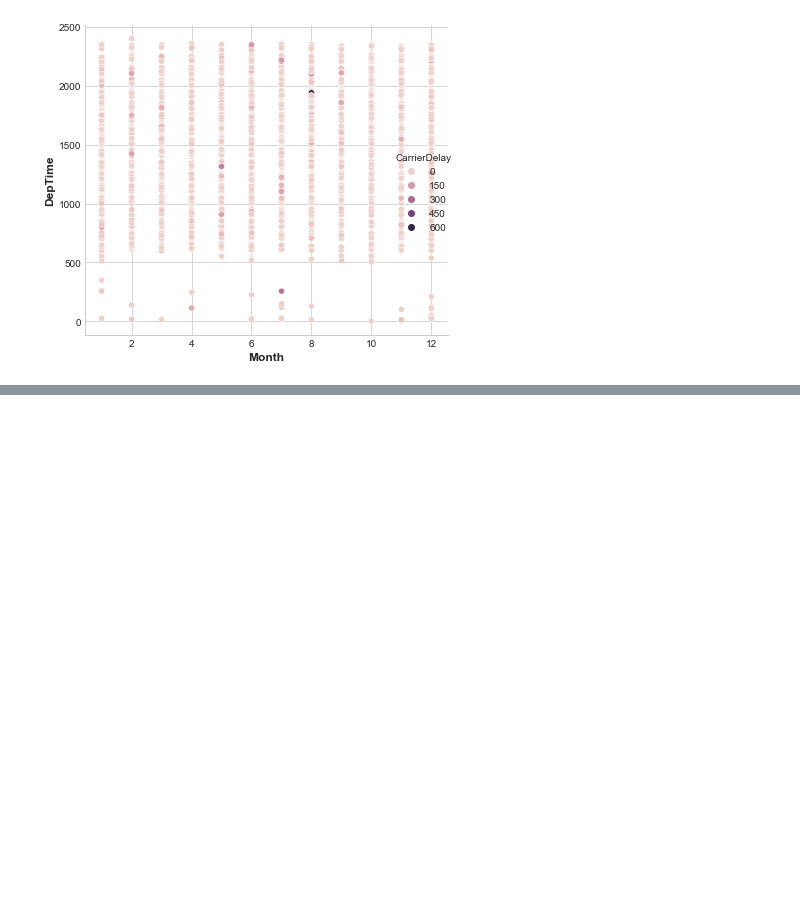
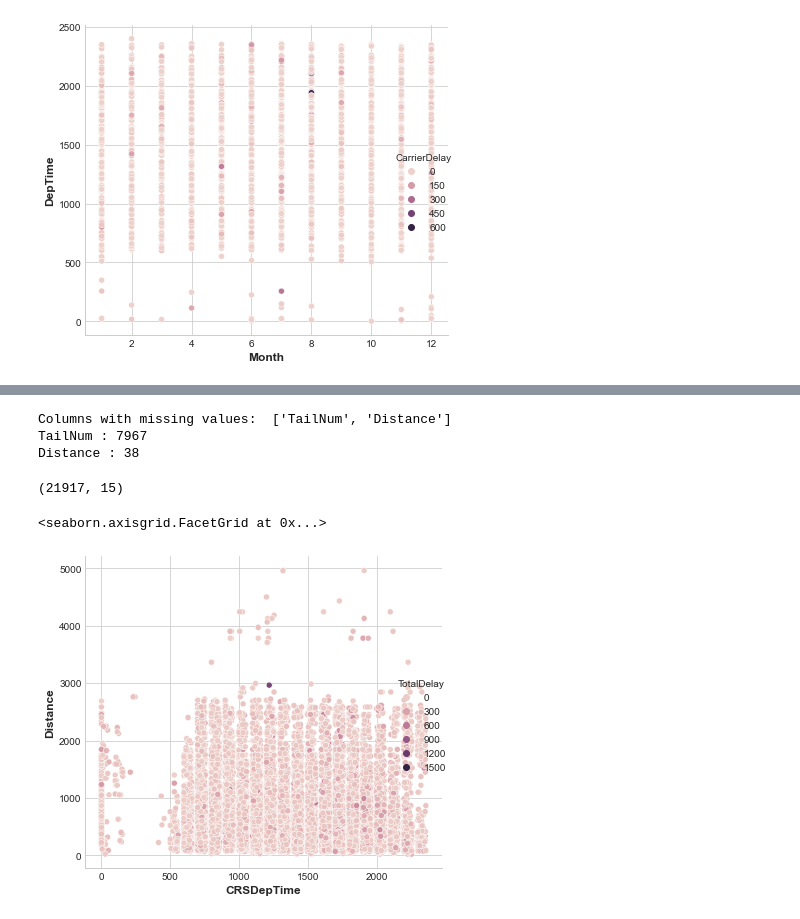
Before and after one commit to joshfuchs/ML_projects, a Jupyter notebook: flight_delays.ipynb, the cells around one changed output, grey strips where cells are left out. Drawn from its saved outputs; the diff is of its cells as text; code cells hidden in the pictures; blank space fills up the shorter version.

Commit message:
missing and spurious data

```diff
--- a/flight_delays.ipynb
+++ b/flight_delays.ipynb
@@ -136,0 +139,5 @@ sns.relplot(x = 'Month', y = 'DepTime', hue = 'CarrierDelay', data = df)
+# %%
+# we care about the total delay, so we will create a new total delay column, which is what we want to predict
+
+df['TotalDelay'] = df.ArrDelay + df.DepDelay
+print(df[['ArrDelay','DepDelay', 'TotalDelay']].head(10))
@@ -136,0 +167,18 @@ sns.relplot(x = 'Month', y = 'DepTime', hue = 'CarrierDelay', data = df)
+# %%
+# create a copy of the dataframe for manipulation
+df_edited = df.copy()
+
+# remove rows that have NAN for TotalDelay
+df_edited.dropna(subset=['TotalDelay'],inplace=True)
+
+# remove columns related to delays
+df_edited.drop(labels=['ArrDelay','DepDelay', 'CarrierDelay', 'WeatherDelay',
+               'NASDelay', 'SecurityDelay', 'LateAircraftDelay',
+               'Unnamed: 0'],axis=1,inplace=True)
+
+# remove other spurious columns
+df_edited.drop(labels=['DepTime', 'ArrTime', 'TaxiIn', 'TaxiOut',
+                'Cancelled', 'CancellationCode', 'CRSElapsedTime',
+                      'AirTime'], axis=1, inplace=True)
+
+df_edited.head()
@@ -136,0 +192,24 @@ sns.relplot(x = 'Month', y = 'DepTime', hue = 'CarrierDelay', data = df)
+# %%
+# How many of each column are missing
+# get names of columsn with missing values
+
+cols_with_missing = [col for col in df_edited.columns
+                    if df_edited[col].isnull().any()]
+
+print('Columns with missing values: ', cols_with_missing)
+
+for x in cols_with_missing:
+    print(x, ':', df_edited[x].isna().sum())
+# %% [output]
+Columns with missing values:  ['TailNum', 'Distance']
+TailNum : 7967
+Distance : 38
+# %%
+df_edited.shape
+# %% [output]
+(21917, 15)
+# %%
+sns.relplot(x = 'CRSDepTime', y = 'Distance', hue = 'TotalDelay', data = df_edited)
+# %% [output]
+<seaborn.axisgrid.FacetGrid at 0x...>
+[figure, added]
```
Also changed, not shown: parts of 4 cells of this notebook.
